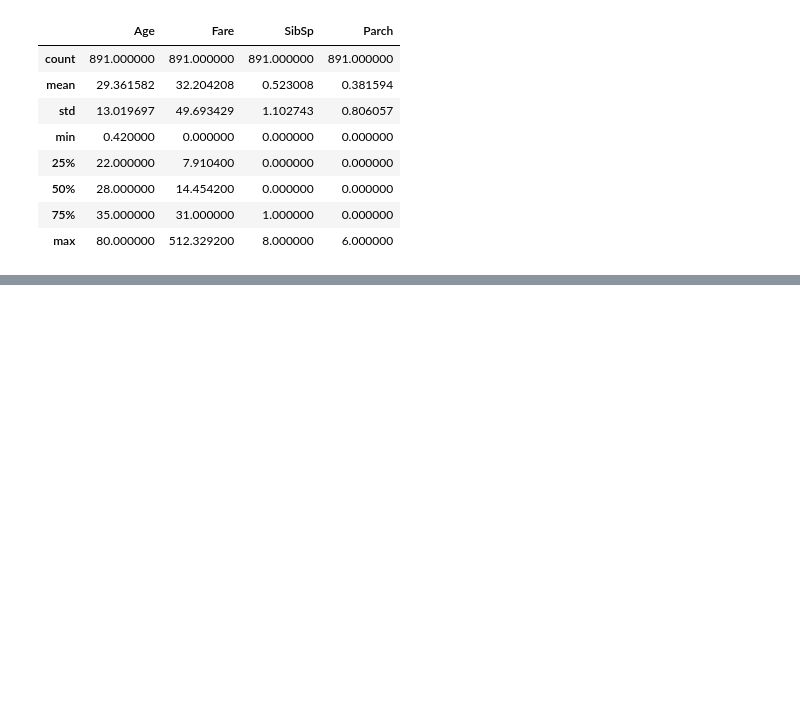
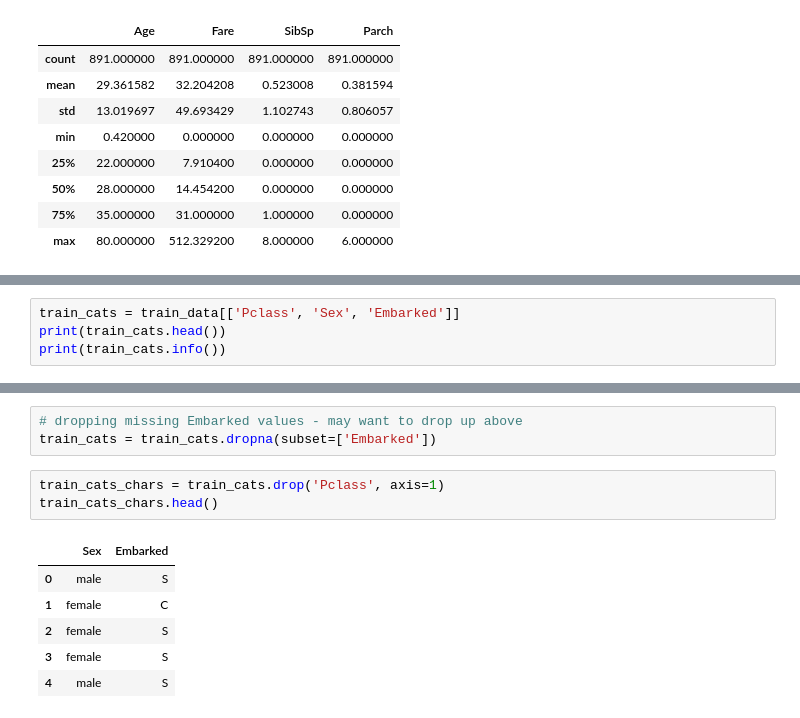
Before and after one commit to Shredder42/titanic, a Jupyter notebook: analysis.ipynb, the cells around one changed output, grey strips where cells are left out. Saved outputs shown, nothing was run; the diff lists cells and outputs as text; blank space fills up the shorter version.

```diff
--- a/analysis.ipynb
+++ b/analysis.ipynb
@@ -234,0 +236,4 @@ Handle Catego
+# %%
+train_cats = train_data[['Pclass', 'Sex', 'Embarked']]
+print(train_cats.head())
+print(train_cats.info())
@@ -234,0 +258,13 @@ Handle Catego
+# %%
+# dropping missing Embarked values - may want to drop up above
+train_cats = train_cats.dropna(subset=['Embarked'])
+# %%
+train_cats_chars = train_cats.drop('Pclass', axis=1)
+train_cats_chars.head()
+# %% [output]
+|  | Sex | Embarked |
+| 0 | male | S |
+| 1 | female | C |
+| 2 | female | S |
+| 3 | female | S |
+| 4 | male | S |
```
Also changed, not shown: parts of 11 cells of this notebook.
